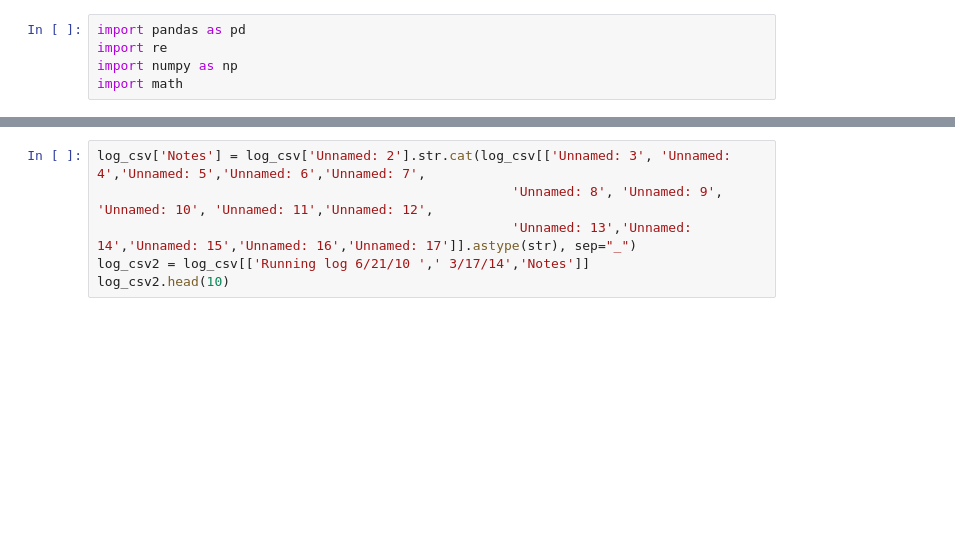
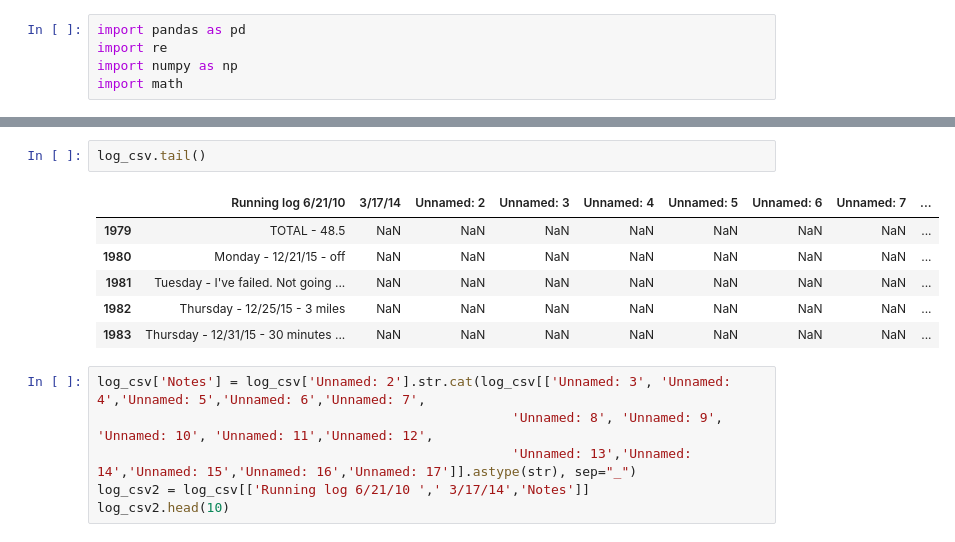
Before and after one commit to lilfetz22/Running_data, a Jupyter notebook: Running_Log.ipynb, the cells around one changed output, grey strips where cells are left out. Cells and saved outputs as stored; diff of their text form; blank space fills up the shorter version.

```diff
--- a/Running_Log.ipynb
+++ b/Running_Log.ipynb
@@ -36,6 +30,15 @@ log_csv.head(15)
 | 12 | Friday 7/2/10 | 4 | NaN | NaN | NaN | NaN | NaN | NaN | ... |
 | 13 | Saturday 7/3/10 | 7.7 | 52:46:00 | NaN | NaN | NaN | NaN | NaN | ... |
 | 14 | NaN | NaN | NaN | NaN | NaN | NaN | NaN | NaN | ... |
+# %%
+log_csv.tail()
+# %% [output]
+|  | Running log 6/21/10 | 3/17/14 | Unnamed: 2 | Unnamed: 3 | Unnamed: 4 | Unnamed: 5 | Unnamed: 6 | Unnamed: 7 | ... |
+| 1979 | TOTAL - 48.5 | NaN | NaN | NaN | NaN | NaN | NaN | NaN | ... |
+| 1980 | Monday - 12/21/15 - off | NaN | NaN | NaN | NaN | NaN | NaN | NaN | ... |
+| 1981 | Tuesday - I've failed. Not going ... | NaN | NaN | NaN | NaN | NaN | NaN | NaN | ... |
+| 1982 | Thursday - 12/25/15 - 3 miles | NaN | NaN | NaN | NaN | NaN | NaN | NaN | ... |
+| 1983 | Thursday - 12/31/15 - 30 minutes ... | NaN | NaN | NaN | NaN | NaN | NaN | NaN | ... |
 # %%
 log_csv['Notes'] = log_csv['Unnamed: 2'].str.cat(log_csv[['Unnamed: 3', 'Unnamed: 4','Unnamed: 5','Unnamed: 6','Unnamed: 7',
                                                      'Unnamed: 8', 'Unnamed: 9', 'Unnamed: 10', 'Unnamed: 11','Unnamed: 12',
```
Also changed, not shown: parts of 17 cells of this notebook.
